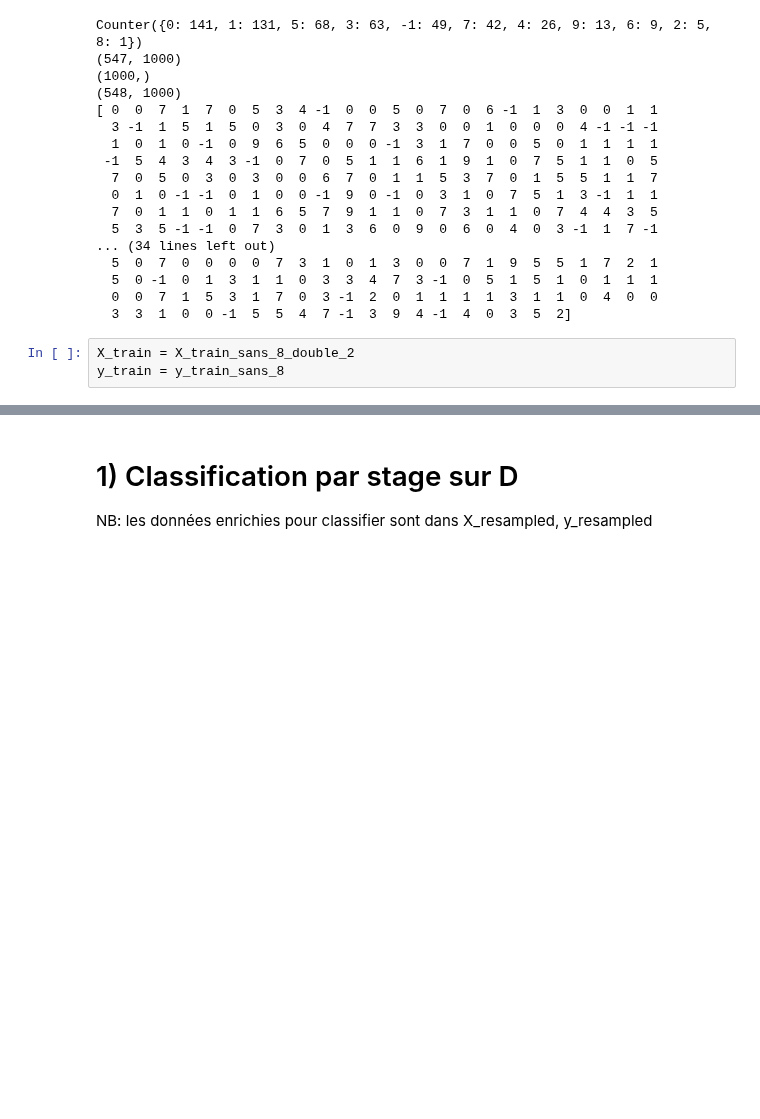
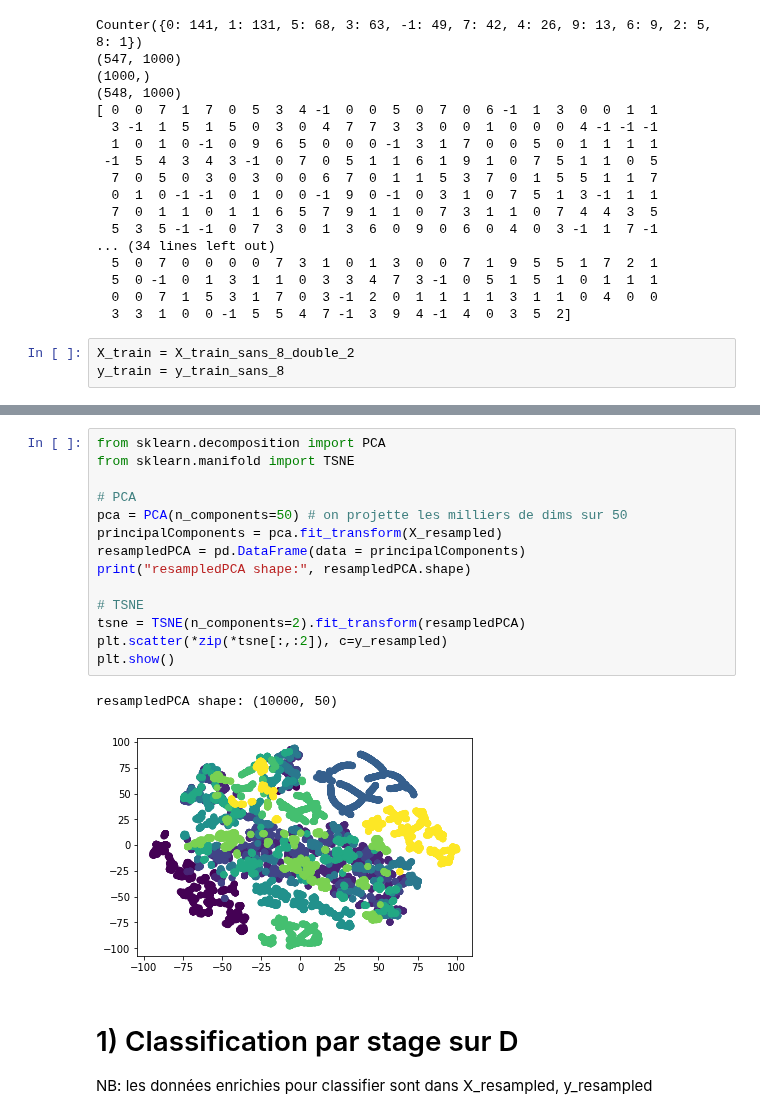
Before and after one commit to HADACA/HADACA, a Jupyter notebook: file_share/tests_Martin.ipynb, the cells around one changed output, grey strips where cells are left out. Saved outputs shown, nothing was run; the diff lists cells and outputs as text; blank space fills up the shorter version.

Commit message:
tsne derniere fois

```diff
--- a/file_share/tests_Martin.ipynb
+++ b/file_share/tests_Martin.ipynb
@@ -198,3 +159,20 @@ ValueError: Expected n_neighbors <= n_samples,  but n_samples = 5, n_neighbors =
+# %%
+from sklearn.decomposition import PCA
+from sklearn.manifold import TSNE
+
+# PCA
+pca = PCA(n_components=50) # on projette les milliers de dims sur 50
+principalComponents = pca.fit_transform(X_resampled)
+resampledPCA = pd.DataFrame(data = principalComponents)
+print("resampledPCA shape:", resampledPCA.shape)
+
+# TSNE
+tsne = TSNE(n_components=2).fit_transform(resampledPCA)
+plt.scatter(*zip(*tsne[:,:2]), c=y_resampled)
+plt.show()
+# %% [output]
+resampledPCA shape: (10000, 50)
+[figure, added]
 # %% [markdown]
 # 1) Classification par stage sur D
 
```
Also changed, not shown: parts of 5 cells of this notebook.
